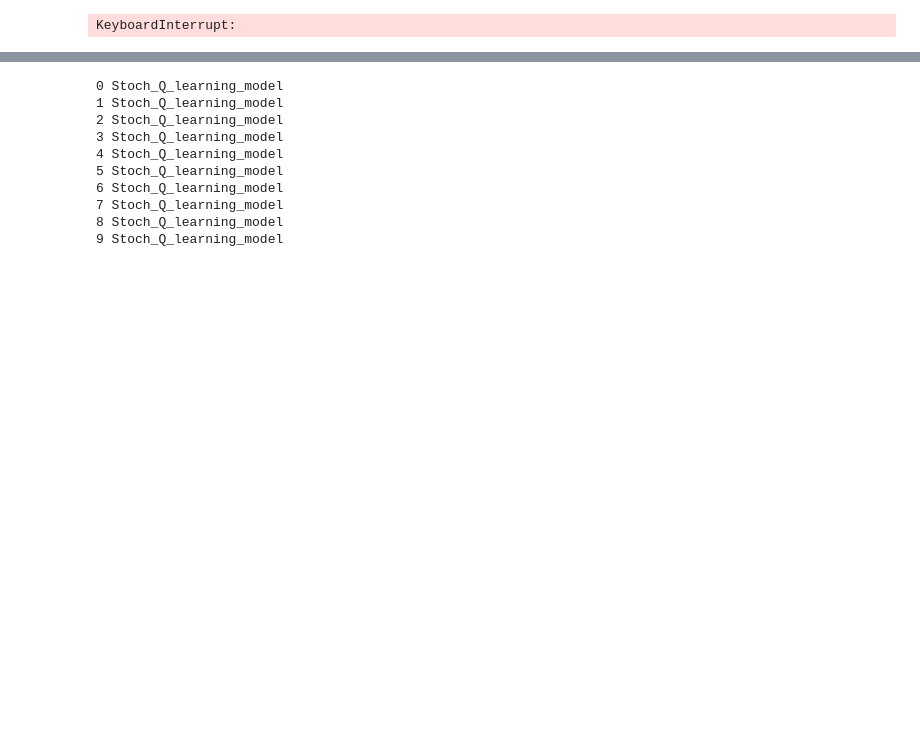
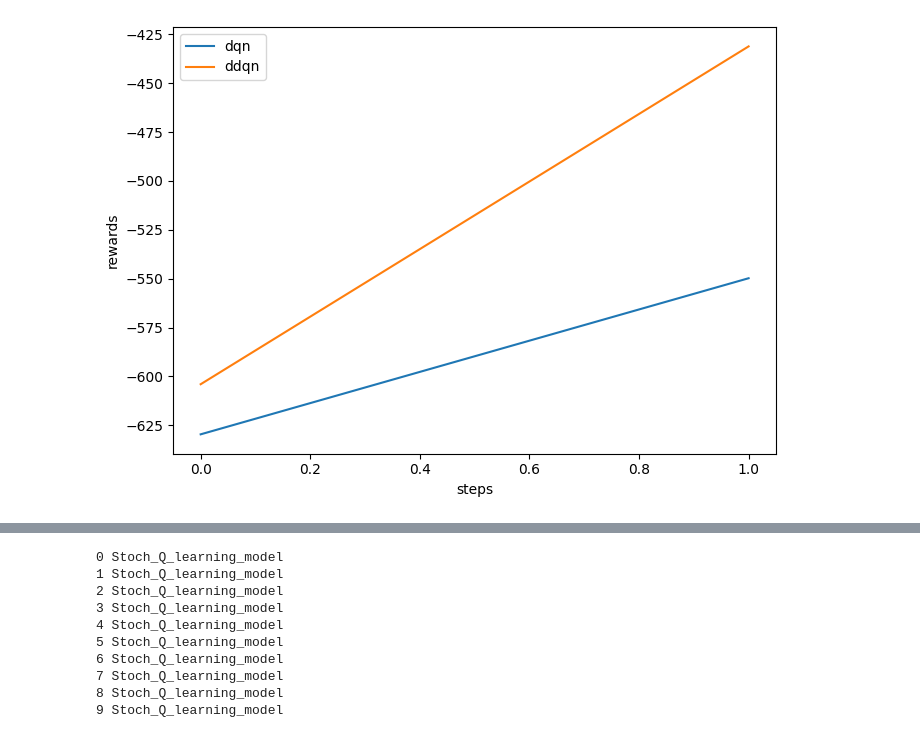
Before and after one commit to Tarik-com/Stochastic-Q-learning, a Jupyter notebook: Experiments.ipynb, the cells around one changed output, grey strips where cells are left out. Cells and saved outputs as stored; diff of their text form; code cells hidden in the pictures; blank space fills up the shorter version.

Commit message:
modified ddqn

```diff
--- a/Experiments.ipynb
+++ b/Experiments.ipynb
@@ -19,7 +19,12 @@ import gymnasium as gym
 args=Args_()
 # %%
 DQN=DQNAgent(args)
-reward,rew_per_episode=DQN.train()
+reward_DQN,rew_per_episode_DQN=DQN.train()
-# %% [output]
-KeyboardInterrupt:
+# %%
+DDQN=DDQNAgent(args)
+reward_DDQN,rew_per_episode_DDQN=DDQN.train()
+# %%
+one_plot_1([rew_per_episode_DQN,rew_per_episode_DDQN],["dqn","ddqn"],1)
+# %% [output]
+[figure, added]
 # %%
```
Also changed, not shown: parts of 2 cells of this notebook, 3 other files.
